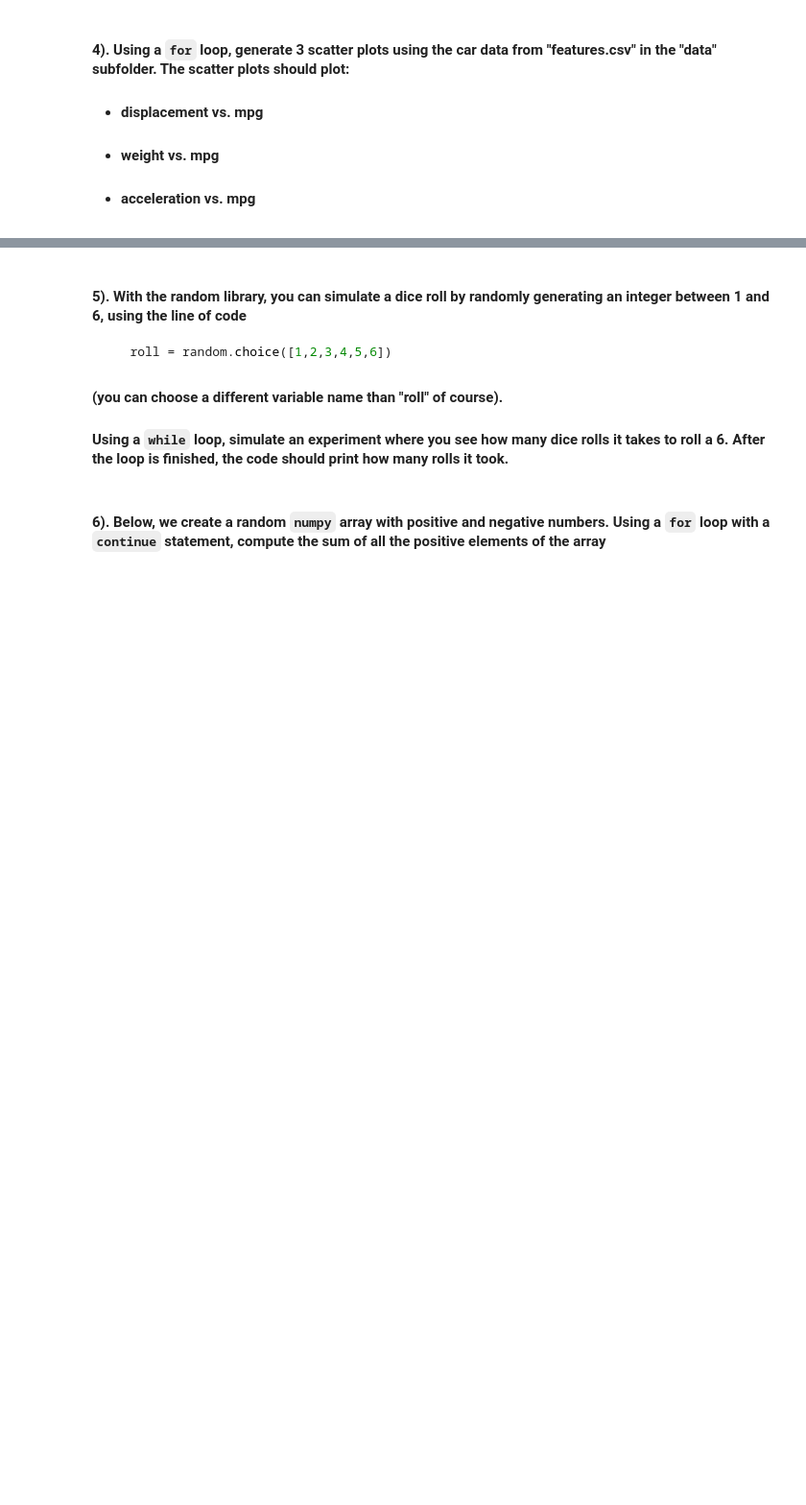
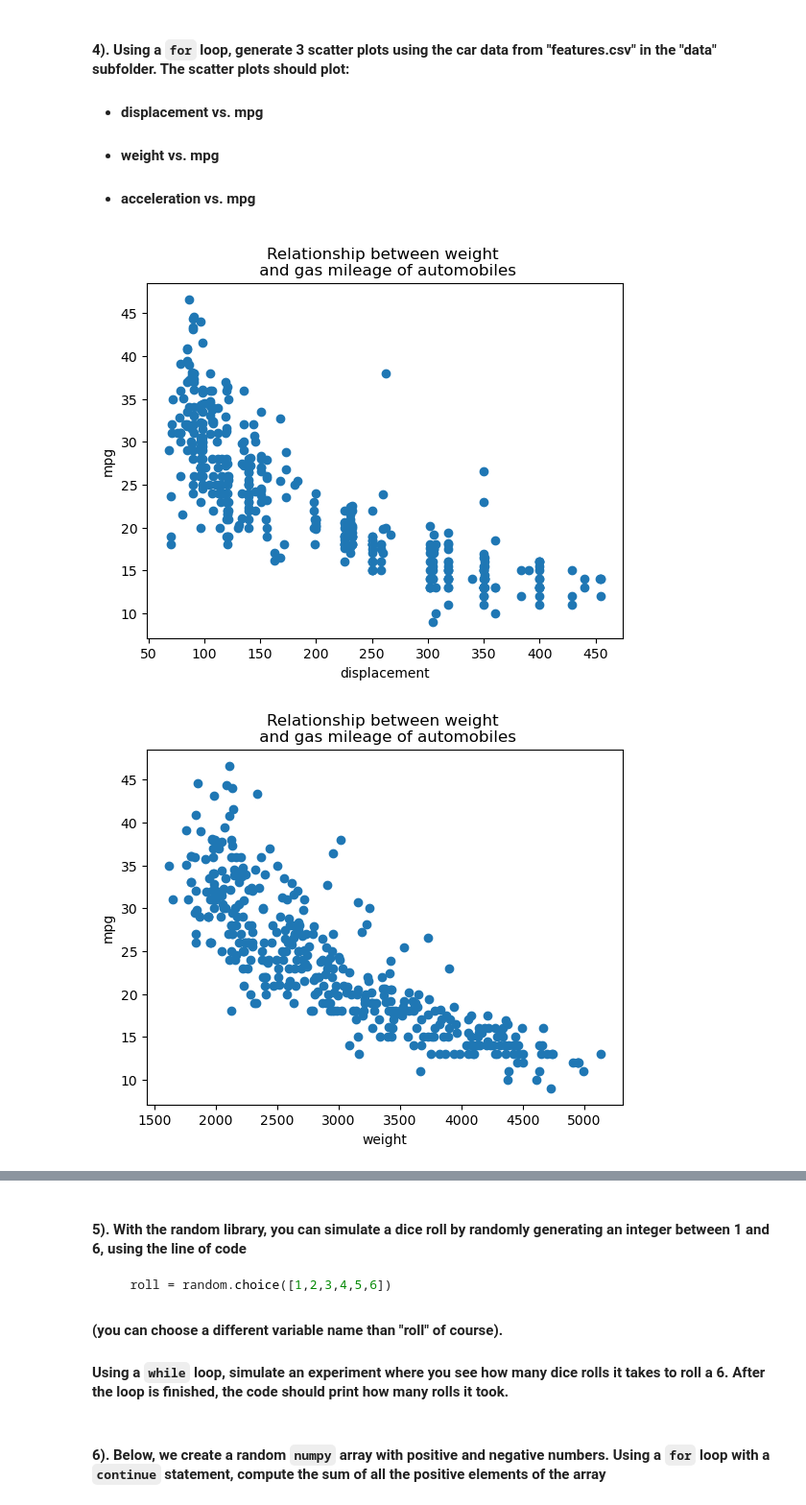
Before and after one commit to krisson381/datasci151spring2026, a Jupyter notebook: lecture_08/lecture_08 copy.ipynb, the cells around one changed output, grey strips where cells are left out. Shown at 96% size. Saved outputs shown, nothing was run; the diff lists cells and outputs as text; code cells hidden in the pictures; blank space fills up the shorter version.

```diff
--- a/lecture_08/lecture_08 copy.ipynb
+++ b/lecture_08/lecture_08 copy.ipynb
@@ -579,5 +603,17 @@ n = 31 # run this cell with other positive integers (start smaller to check your
 - #### acceleration vs. mpg
 # %%
 carfeatures = pd.read_csv("data/features.csv")
+y_var = "mpg"
+plot_var = ["displacement", "weight", "acceleration"]
+
 
 # your code below
+for x_var in plot_var:
+    plt.scatter(x = carfeatures[x_var], y = carfeatures[y_var])
+    plt.xlabel(x_var)
+    plt.ylabel("mpg")
+    plt.title("Relationship between weight \n and gas mileage of automobiles")
+    plt.show()
+# %% [output]
+[figure, added]
+[figure, added]
```
Also changed, not shown: parts of 6 cells of this notebook, 2 other files.
